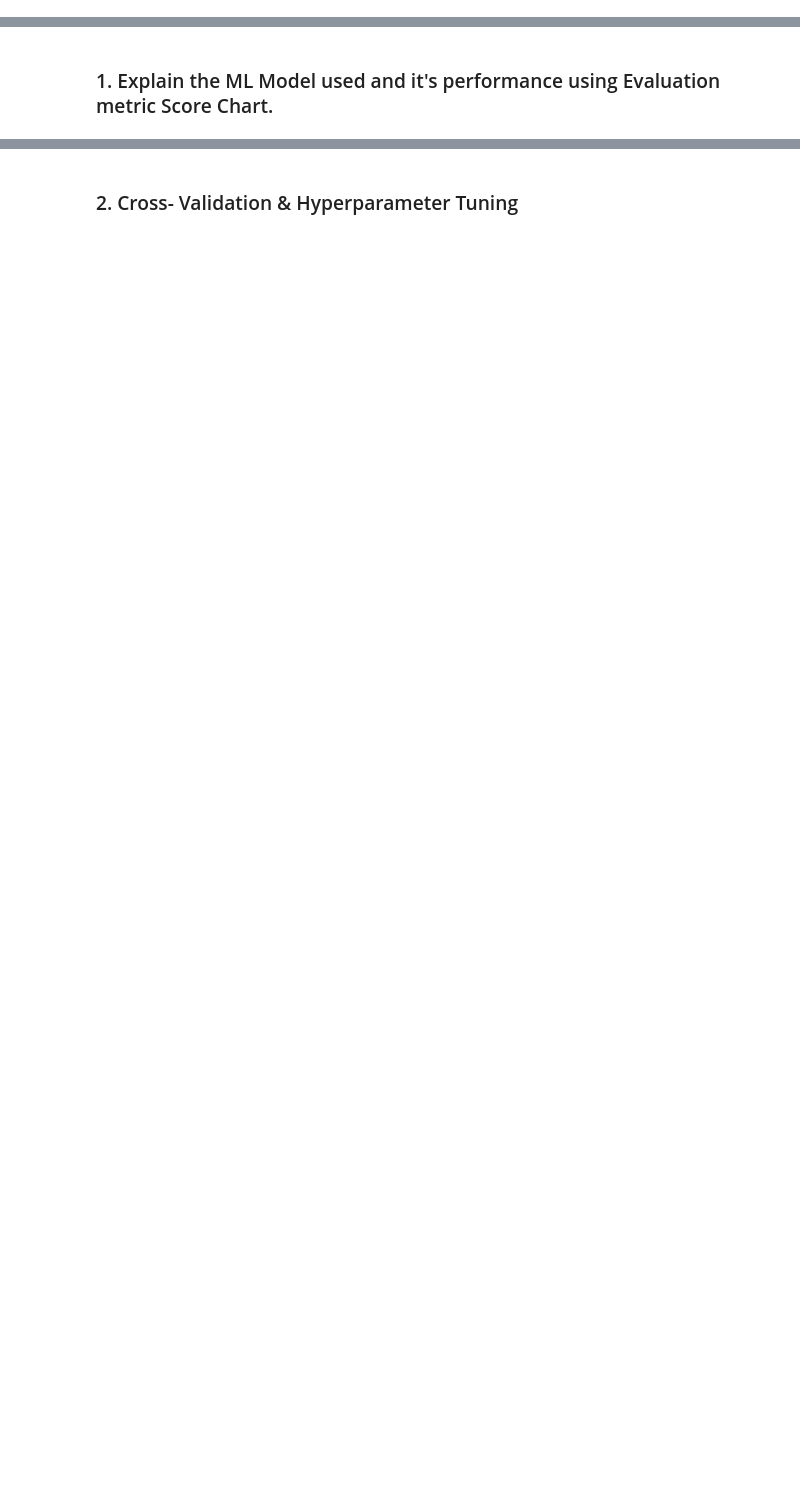
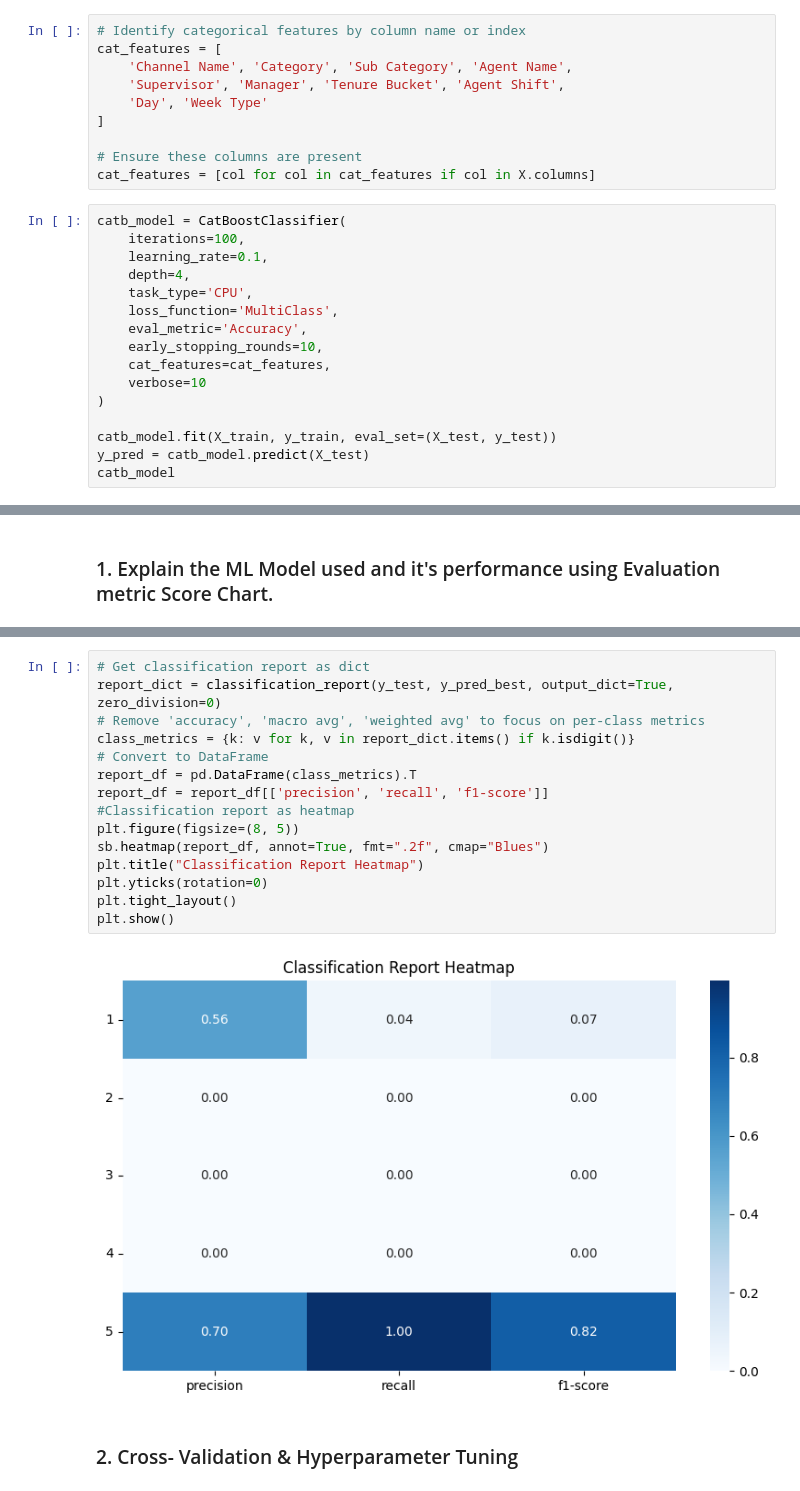
Before and after one commit to Jan2309jr/csat-prediction, a Jupyter notebook: csat_score_prediction.ipynb, the cells around one changed output, grey strips where cells are left out. Saved outputs shown, nothing was run; the diff lists cells and outputs as text; blank space fills up the shorter version.

```diff
--- a/csat_score_prediction.ipynb
+++ b/csat_score_prediction.ipynb
@@ -1289,0 +1250,26 @@ model_cb
+# %%
+# Identify categorical features by column name or index
+cat_features = [
+    'Channel Name', 'Category', 'Sub Category', 'Agent Name',
+    'Supervisor', 'Manager', 'Tenure Bucket', 'Agent Shift',
+    'Day', 'Week Type'
+]
+
+# Ensure these columns are present
+cat_features = [col for col in cat_features if col in X.columns]
+# %%
+catb_model = CatBoostClassifier(
+    iterations=100,
+    learning_rate=0.1,
+    depth=4,
+    task_type='CPU',
+    loss_function='MultiClass',
+    eval_metric='Accuracy',
+    early_stopping_rounds=10,
+    cat_features=cat_features,
+    verbose=10
+)
+
+catb_model.fit(X_train, y_train, eval_set=(X_test, y_test))
+y_pred = catb_model.predict(X_test)
+catb_model
@@ -1314,2 +1305,19 @@ weighted avg       0.56      0.70      0.58     17182
+# %%
+# Get classification report as dict
+report_dict = classification_report(y_test, y_pred_best, output_dict=True, zero_division=0)
+# Remove 'accuracy', 'macro avg', 'weighted avg' to focus on per-class metrics
+class_metrics = {k: v for k, v in report_dict.items() if k.isdigit()}
+# Convert to DataFrame
+report_df = pd.DataFrame(class_metrics).T
+report_df = report_df[['precision', 'recall', 'f1-score']]
+#Classification report as heatmap
+plt.figure(figsize=(8, 5))
+sb.heatmap(report_df, annot=True, fmt=".2f", cmap="Blues")
+plt.title("Classification Report Heatmap")
+plt.yticks(rotation=0)
+plt.tight_layout()
+plt.show()
+# %% [output]
+[figure, added]
 # %% [markdown]
 ### 2. Cross- Validation & Hyperparameter Tuning
```
Also changed, not shown: parts of 27 cells of this notebook.
